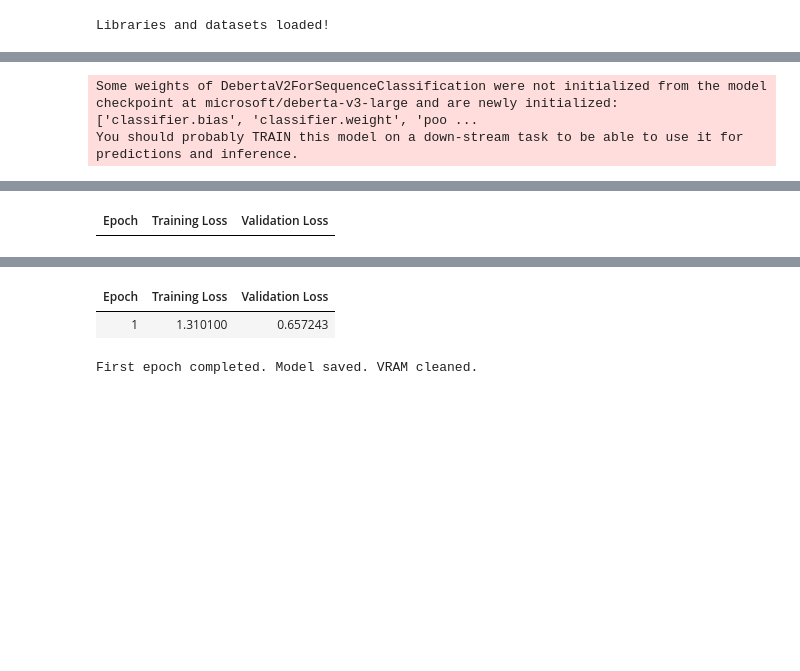
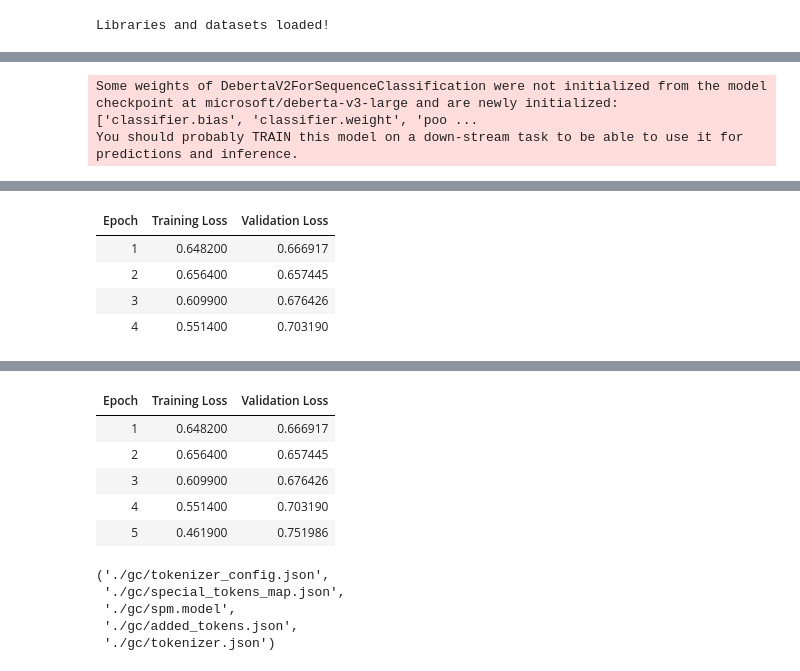
Before and after one commit to fc63/gender-classification, a Jupyter notebook: gc.ipynb, the cells around one changed output, grey strips where cells are left out. Cells and saved outputs as stored; diff of their text form; code cells hidden in the pictures; blank space fills up the shorter version.

Commit message:
training is finish

```diff
--- a/gc.ipynb
+++ b/gc.ipynb
@@ -84,16 +81 @@ df_balanced
 742308 rows × 2 columns
-# %%
-# clean text
-def clean_text(text):
-    text = text.lower()
-    text = re.sub(r'[^a-zA-Z0-9.,!?\s]', '', text)
-    text = re.sub(r'\s+', ' ', text).strip()
-    return text
-
-df_balanced['cleaned_text'] = df_balanced['en'].apply(clean_text)
-
-# encode labels
-label_encoder = LabelEncoder()
-df_balanced['label'] = label_encoder.fit_transform(df_balanced['gender'])
-
-df_balanced
@@ -114,6 +102,6 @@ df_balanced
 # %%
 # split dataset
-X_train, X_test, y_train, y_test = train_test_split(df_balanced['cleaned_text'], df_balanced['label'], test_size=0.25, random_state=63)
+X_train, X_test, y_train, y_test = train_test_split(df_balanced['en'], df_balanced['label'], test_size=0.22, random_state=63)
 
 # load tokenizer and model
 tokenizer = AutoTokenizer.from_pretrained("microsoft/deberta-v3-large")
@@ -155,14 +143,15 @@ training_args = TrainingArguments(
     output_dir="./results",
     evaluation_strategy="epoch",
     save_strategy="epoch",
+    save_steps=500,
     learning_rate=1e-5,
     per_device_train_batch_size=32,
     per_device_eval_batch_size=32,
-    num_train_epochs=1,
+    num_train_epochs=5,
     weight_decay=0.01,
     logging_dir="./logs",
     logging_steps=10,
-    save_total_limit=1,
+    save_total_limit=2,
     load_best_model_at_end=True,
     report_to="none",
     gradient_accumulation_steps=2,
@@ -181,17 +170,9 @@ trainer = Trainer(
 # training model
 trainer.train()
 
-# saving first epoch
-trainer.save_model("./gender_classification_checkpoint")
-tokenizer.save_pretrained("./gender_classification_checkpoint")
-
-# clean VRAM
-del model
-del tokenizer
-torch.cuda.empty_cache()
-gc.collect()
-
-print("First epoch completed. Model saved. VRAM cleaned.")
+# saving model
+trainer.save_model("./gc")
+tokenizer.save_pretrained("./gc")
 # %% [output]
 Some weights of DebertaV2ForSequenceClassification were not initialized from the model checkpoint at microsoft/deberta-v3-large and are newly initialized: ['classifier.bias', 'classifier.weight', 'poo ...
 You should probably TRAIN this model on a down-stream task to be able to use it for predictions and inference.
@@ -199 +180,5 @@ You should probably TRAIN this model on a down-stream task to be able to use it
 | Epoch | Training Loss | Validation Loss |
+| 1 | 0.648200 | 0.666917 |
+| 2 | 0.656400 | 0.657445 |
+| 3 | 0.609900 | 0.676426 |
+| 4 | 0.551400 | 0.703190 |
@@ -201,3 +186,11 @@ You should probably TRAIN this model on a down-stream task to be able to use it
 | Epoch | Training Loss | Validation Loss |
-| 1 | 1.310100 | 0.657243 |
+| 1 | 0.648200 | 0.666917 |
+| 2 | 0.656400 | 0.657445 |
+| 3 | 0.609900 | 0.676426 |
+| 4 | 0.551400 | 0.703190 |
+| 5 | 0.461900 | 0.751986 |
-First epoch completed. Model saved. VRAM cleaned.
+('./gc/tokenizer_config.json',
+ './gc/special_tokens_map.json',
+ './gc/spm.model',
+ './gc/added_tokens.json',
+ './gc/tokenizer.json')
```
Also changed, not shown: parts of 8 cells of this notebook.
